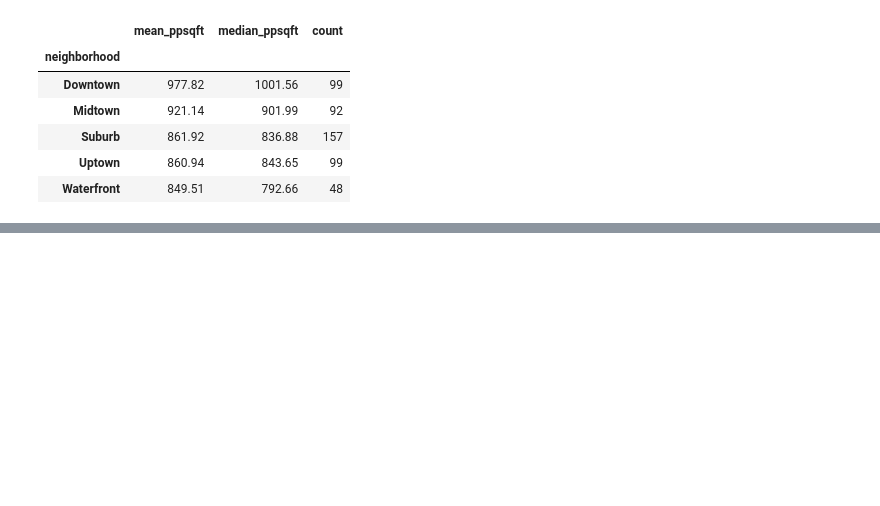
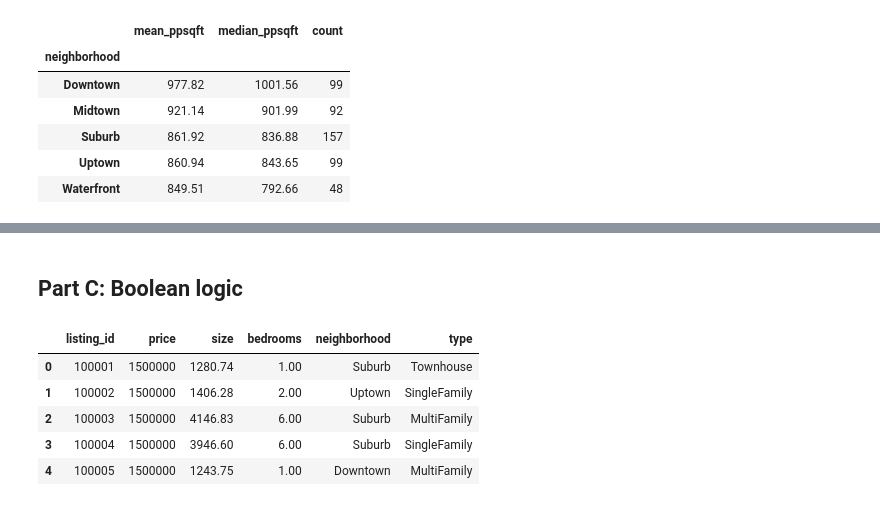
Before and after one commit to Alissa-Ouspen/data201_alissa, a Jupyter notebook: week2/Wk_2_Assign_Alissa.ipynb, the cells around one changed output, grey strips where cells are left out. Drawn from its saved outputs; the diff is of its cells as text; code cells hidden in the pictures; blank space fills up the shorter version.

```diff
--- a/week2/Wk_2_Assign_Alissa.ipynb
+++ b/week2/Wk_2_Assign_Alissa.ipynb
@@ -64,0 +77,12 @@ ds
+# %% [markdown]
+## Part C:  Boolean logic
+# %%
+dt[
+    (dt["price"] > 250000) & (dt["size"] > 1000)].head()
+# %% [output]
+|  | listing_id | price | size | bedrooms | neighborhood | type |
+| 0 | 100001 | 1500000 | 1280.74 | 1.00 | Suburb | Townhouse |
+| 1 | 100002 | 1500000 | 1406.28 | 2.00 | Uptown | SingleFamily |
+| 2 | 100003 | 1500000 | 4146.83 | 6.00 | Suburb | MultiFamily |
+| 3 | 100004 | 1500000 | 3946.60 | 6.00 | Suburb | SingleFamily |
+| 4 | 100005 | 1500000 | 1243.75 | 1.00 | Downtown | MultiFamily |
```
Also changed, not shown: parts of 7 cells of this notebook.
